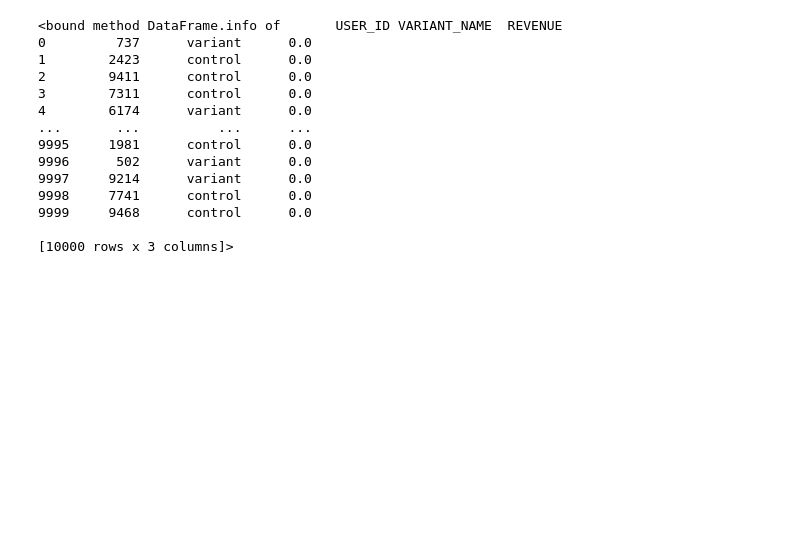
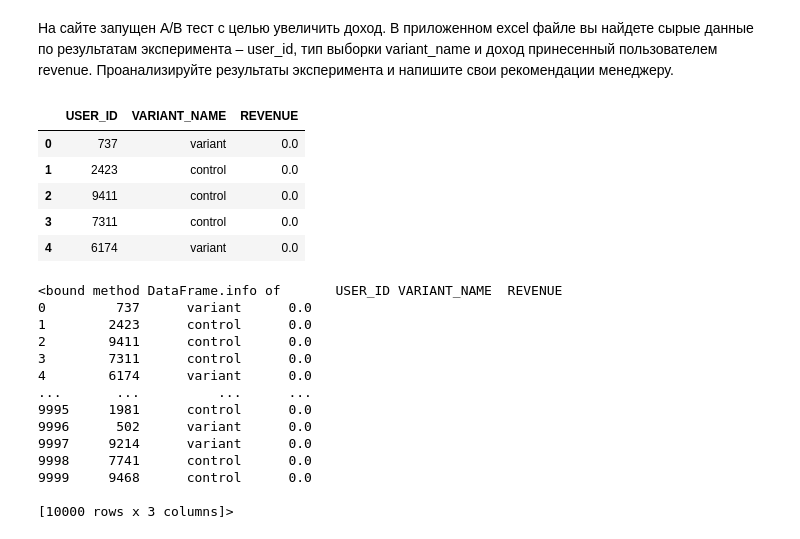
Before and after one commit to Oksana57/Exampl, a Jupyter notebook: dz8.ipynb, the cells around one changed output. Saved outputs shown, nothing was run; the diff lists cells and outputs as text; code cells hidden in the pictures; blank space fills up the shorter version.

```diff
--- a/dz8.ipynb
+++ b/dz8.ipynb
@@ -1,5 +1,8 @@
 # %% [markdown]
 <a href="https://colab.research.google.com/github/Oksana57/Exampl/blob/main/dz8.ipynb" target="_parent"><img src="https://colab.research.google.com/assets/colab-badge.svg" alt="Open In Colab"/></a>
+# %% [markdown]
+На сайте запущен А/В тест с целью увеличить доход. В приложенном excel файле вы найдете сырые данные по результатам эксперимента – user_id, тип выборки variant_name и доход принесенный пользователем revenue.
+Проанализируйте результаты эксперимента и напишите свои рекомендации менеджеру.
 # %%
 from scipy import stats
 import numpy as np
@@ -14,6 +17,15 @@ import seaborn as sns
 import pandas as pd
 # %%
 data = pd.read_excel('/content/AB_Test_Results (2).xlsx')
+# %%
+data.head(5)
+# %% [output]
+|  | USER_ID | VARIANT_NAME | REVENUE |
+| 0 | 737 | variant | 0.0 |
+| 1 | 2423 | control | 0.0 |
+| 2 | 9411 | control | 0.0 |
+| 3 | 7311 | control | 0.0 |
+| 4 | 6174 | variant | 0.0 |
 # %%
 data.info
 # %% [output]
```
Also changed, not shown: parts of 11 cells of this notebook.
